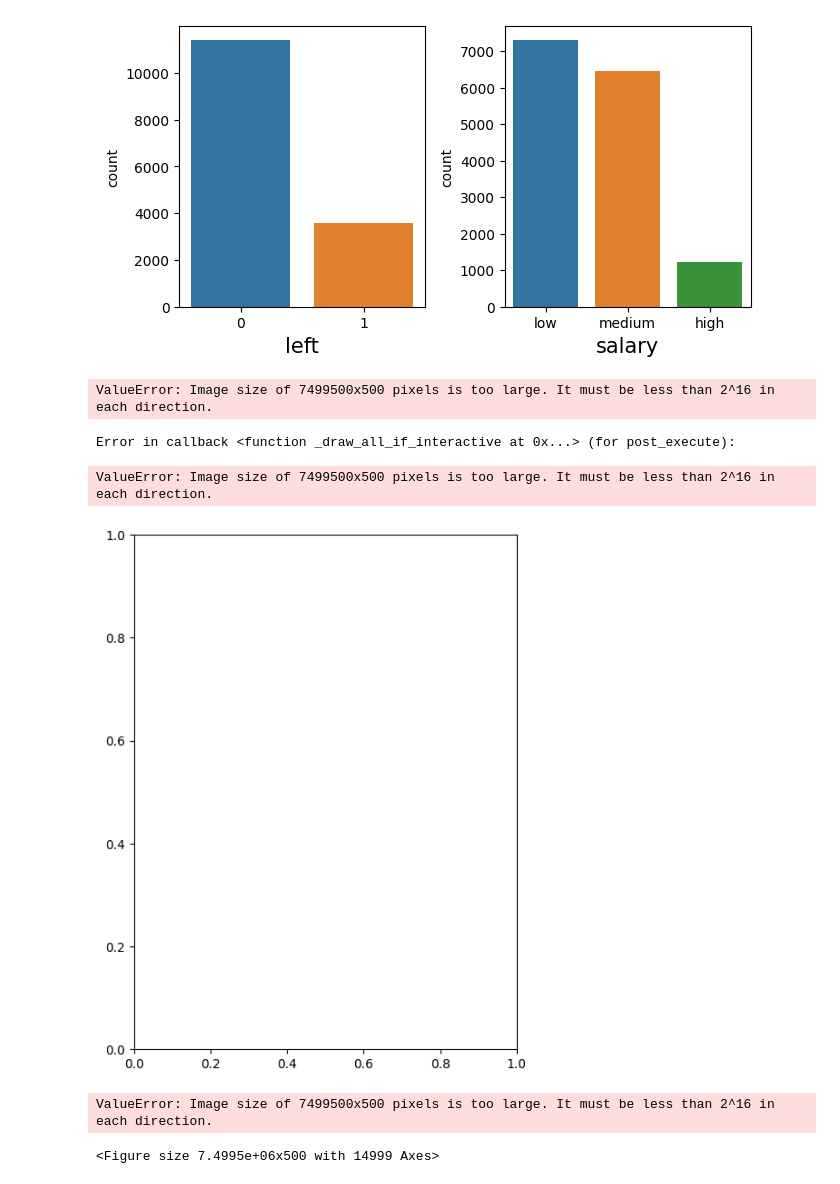
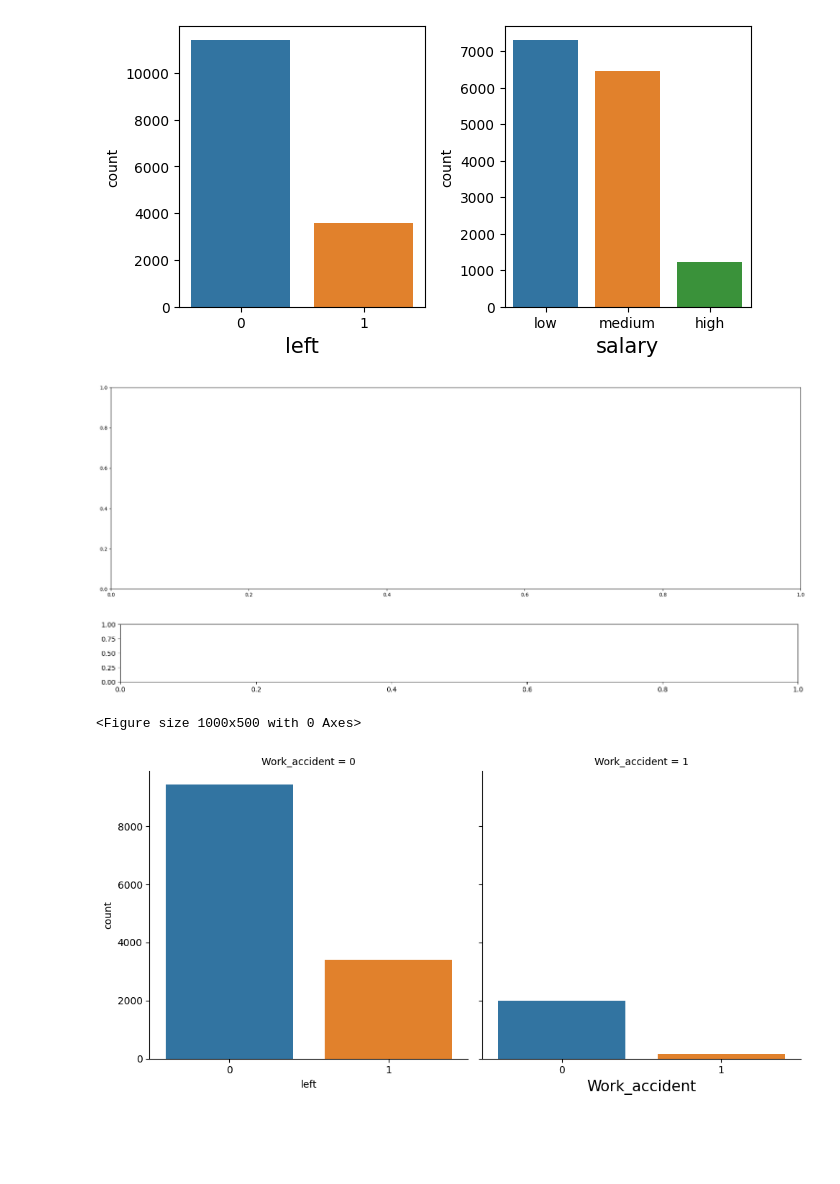
Before and after one commit to sVinit108/Employee-Retention-Prediction, a Jupyter notebook: EDA.ipynb, the cells around one changed output. Drawn from its saved outputs; the diff is of its cells as text; code cells hidden in the pictures; blank space fills up the shorter version.

```diff
--- a/EDA.ipynb
+++ b/EDA.ipynb
@@ -131,22 +131,22 @@ plt.tight_layout()
 # %% [output]
 [figure]
 # %%
-# # Plotting catplot wrt to 'left' column
-# plt.figure(figsize=(25,25),dpi=100, facecolor='white')
-# plotnumber = 1
+# Plotting catplot wrt to 'left' column
+plt.figure(figsize=(25,25),dpi=100, facecolor='white')
+plotnumber = 1
+features = ['salary','promotion_last_5years','Work_accident']
 
-# for feature in df.columns:
-#     ax = plt.subplot(3,4,plotnumber)
-#     sns.catplot(x='left',col=feature,data=df,kind='count')
-#     plt.xlabel(feature,fontsize=15)
-#     plotnumber+=1
-# plt.tight_layout()
+for feature in features:
+    ax = plt.subplot(3,1,plotnumber)
+    sns.catplot(x='left',col=feature,data=df,kind='count')
+    plt.xlabel(feature,fontsize=15)
+    plotnumber+=1
+ax.remove()
+plt.tight_layout()
 # %% [output]
+[figure, new version]
+[figure, added]
-ValueError: Image size of 7499500x500 pixels is too large. It must be less than 2^16 in each direction.
+<Figure size 1000x500 with 0 Axes>
-Error in callback <function _draw_all_if_interactive at 0x...> (for post_execute):
-ValueError: Image size of 7499500x500 pixels is too large. It must be less than 2^16 in each direction.
-[figure, old version]
-ValueError: Image size of 7499500x500 pixels is too large. It must be less than 2^16 in each direction.
-<Figure size 7.4995e+06x500 with 14999 Axes>
+[figure, added]
 # %%
 ## Checking for correlation
```
Also changed, not shown: parts of 2 cells of this notebook, 3 other files.
